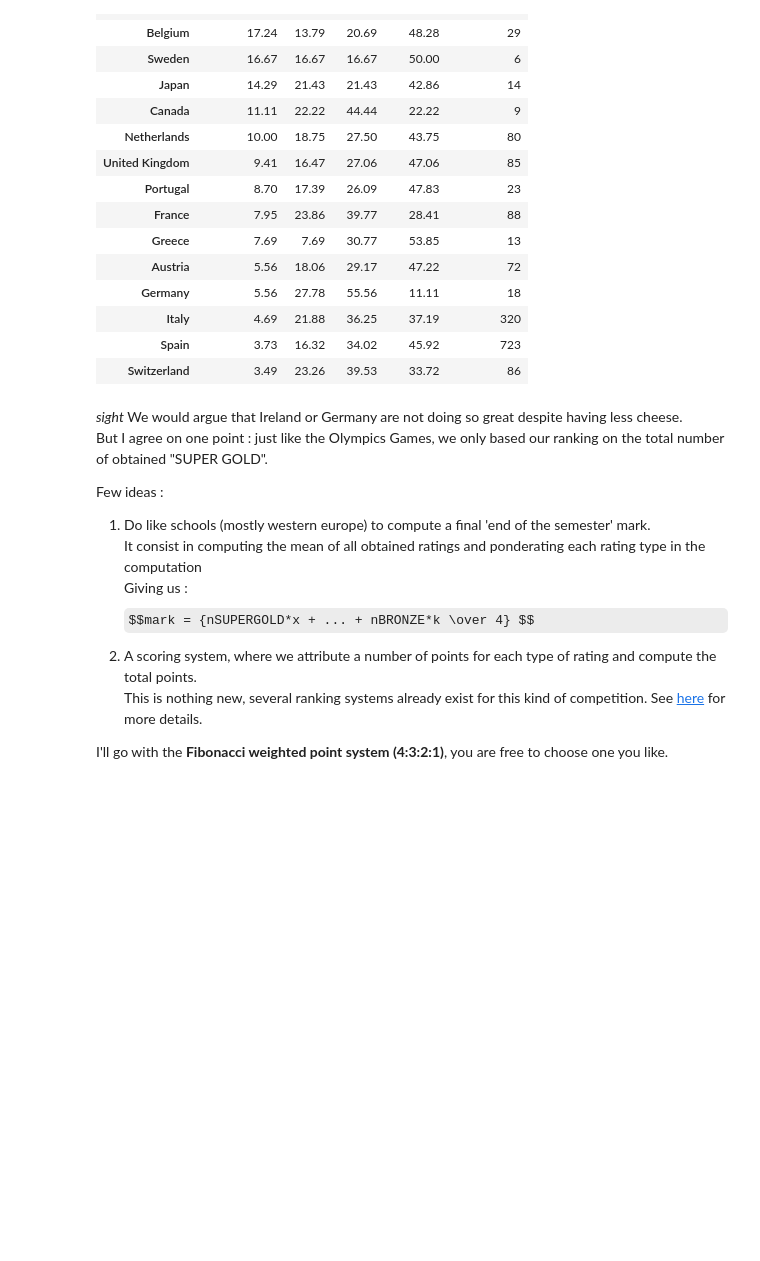
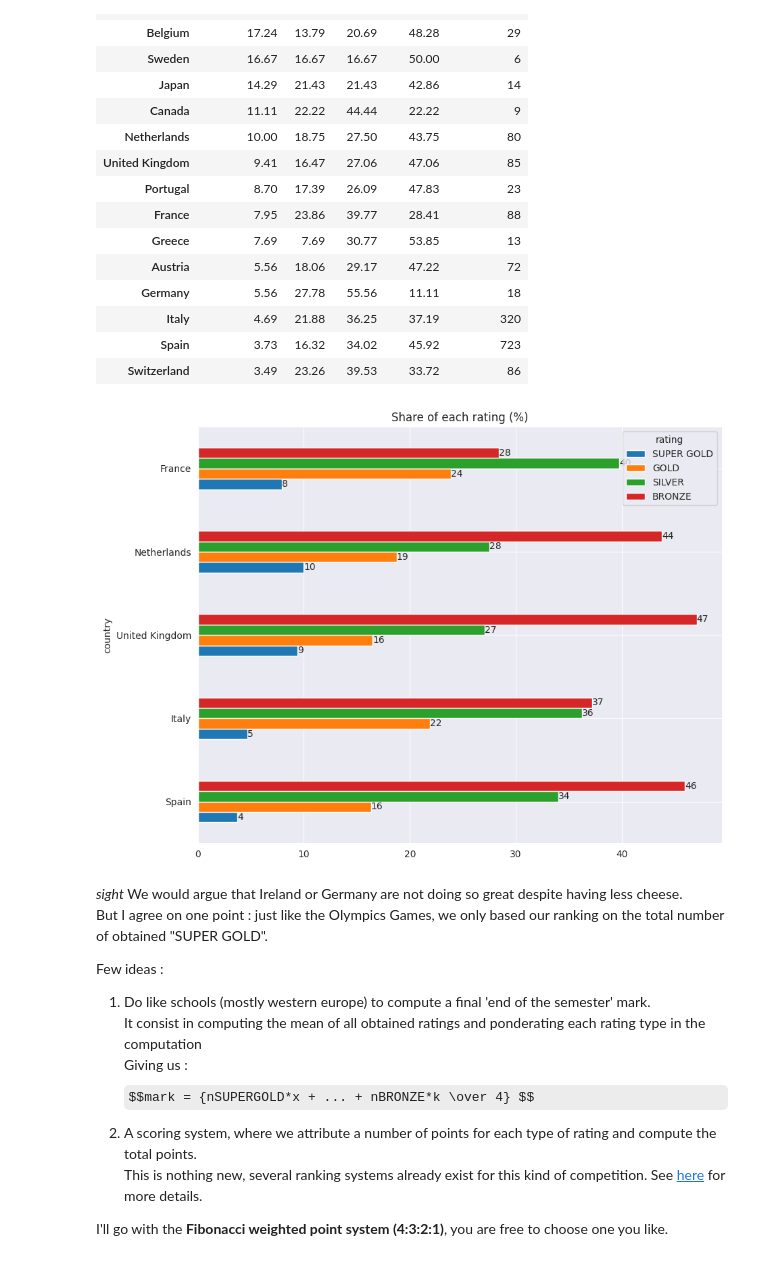
Before and after one commit to NanoClem/world-cheese-awards-analysis, a Jupyter notebook: world_cheese_awards_2021_EDA.ipynb, the cells around one changed output. Saved outputs shown, nothing was run; the diff lists cells and outputs as text; code cells hidden in the pictures; some formulas as TeX source; blank space fills up the shorter version.

```diff
--- a/world_cheese_awards_2021_EDA.ipynb
+++ b/world_cheese_awards_2021_EDA.ipynb
@@ -244,6 +253,16 @@ per_top_n.sort_values(by='SUPER GOLD', ascending=False)
 | Italy | 4.69 | 21.88 | 36.25 | 37.19 | 320 |
 | Spain | 3.73 | 16.32 | 34.02 | 45.92 | 723 |
 | Switzerland | 3.49 | 23.26 | 39.53 | 33.72 | 86 |
+# %%
+ax = per_top_n.iloc[:,:-1].head(5).plot(kind='barh', figsize=(10, 8), color=color_palette)
+
+for container in ax.containers:
+    ax.bar_label(container, fmt='%.0f')
+
+plt.title('Share of each rating (%)')
+plt.show()
+# %% [output]
+[figure, added]
 # %% [markdown]
 *sight* We would argue that Ireland or Germany are not doing so great despite having less cheese.
 But I agree on one point : just like the Olympics Games, we only based our ranking on the total number of obtained "SUPER GOLD".
```
Also changed, not shown: parts of 2 cells of this notebook.
